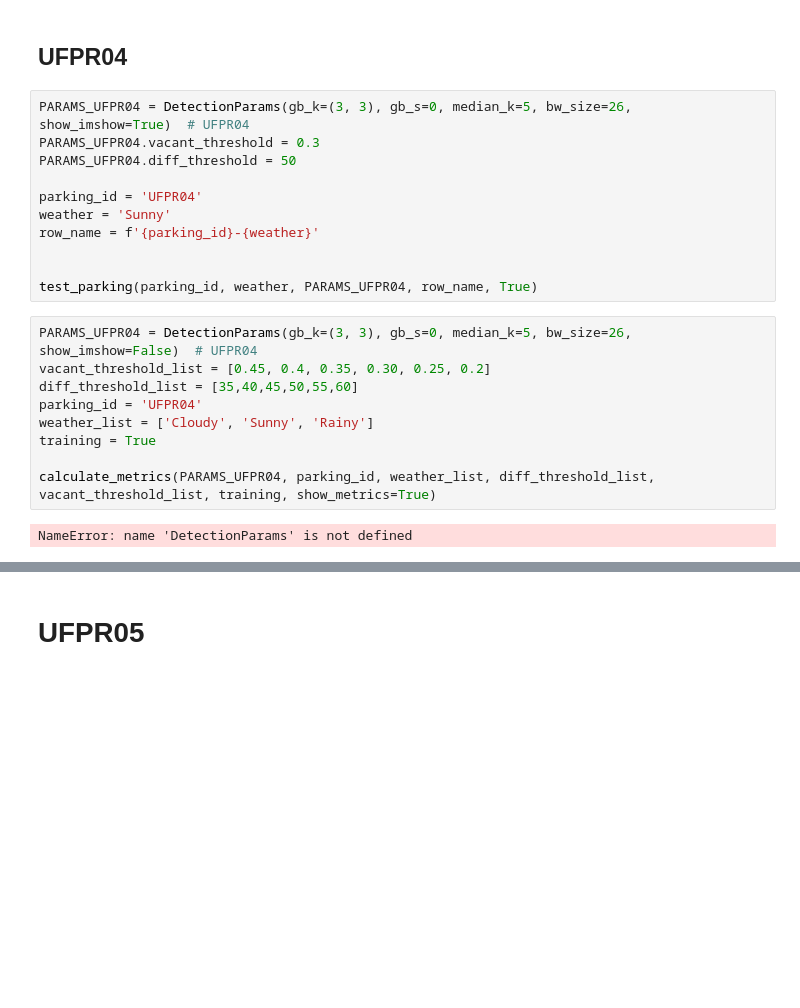
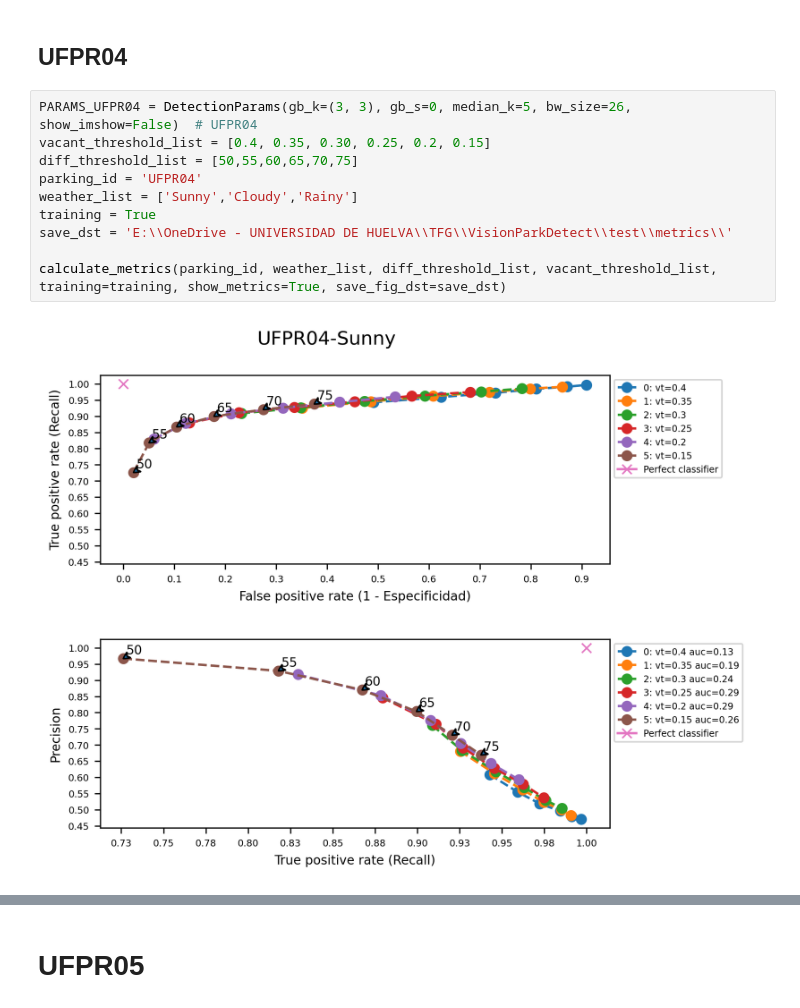
Before and after one commit to VisionPark/VisionParkDetect, a Jupyter notebook: vacantThresholdTest.ipynb, the cells around one changed output, grey strips where cells are left out. Saved outputs shown, nothing was run; the diff lists cells and outputs as text; blank space fills up the shorter version.

```diff
--- a/vacantThresholdTest.ipynb
+++ b/vacantThresholdTest.ipynb
@@ -141,24 +350,14 @@ def calculate_metrics(params, parking_id, weather_list, diff_threshold_list, vac
 # %% [markdown]
 ## UFPR04
-# %%
-PARAMS_UFPR04 = DetectionParams(gb_k=(3, 3), gb_s=0, median_k=5, bw_size=26, show_imshow=True)  # UFPR04
-PARAMS_UFPR04.vacant_threshold = 0.3
-PARAMS_UFPR04.diff_threshold = 50
-
-parking_id = 'UFPR04'
-weather = 'Sunny'
-row_name = f'{parking_id}-{weather}'
-
-
-test_parking(parking_id, weather, PARAMS_UFPR04, row_name, True)
 # %%
 PARAMS_UFPR04 = DetectionParams(gb_k=(3, 3), gb_s=0, median_k=5, bw_size=26, show_imshow=False)  # UFPR04
-vacant_threshold_list = [0.45, 0.4, 0.35, 0.30, 0.25, 0.2]
-diff_threshold_list = [35,40,45,50,55,60]
+vacant_threshold_list = [0.4, 0.35, 0.30, 0.25, 0.2, 0.15]
+diff_threshold_list = [50,55,60,65,70,75]
 parking_id = 'UFPR04'
-weather_list = ['Cloudy', 'Sunny', 'Rainy']
+weather_list = ['Sunny','Cloudy','Rainy']
 training = True
+save_dst = 'E:\\OneDrive - UNIVERSIDAD DE HUELVA\\TFG\\VisionParkDetect\\test\\metrics\\'
 
-calculate_metrics(PARAMS_UFPR04, parking_id, weather_list, diff_threshold_list, vacant_threshold_list, training, show_metrics=True)
+calculate_metrics(parking_id, weather_list, diff_threshold_list, vacant_threshold_list, training=training, show_metrics=True, save_fig_dst=save_dst)
 # %% [output]
-NameError: name 'DetectionParams' is not defined
+[figure, added]
```
Also changed, not shown: parts of 23 cells of this notebook, 14 other files.
